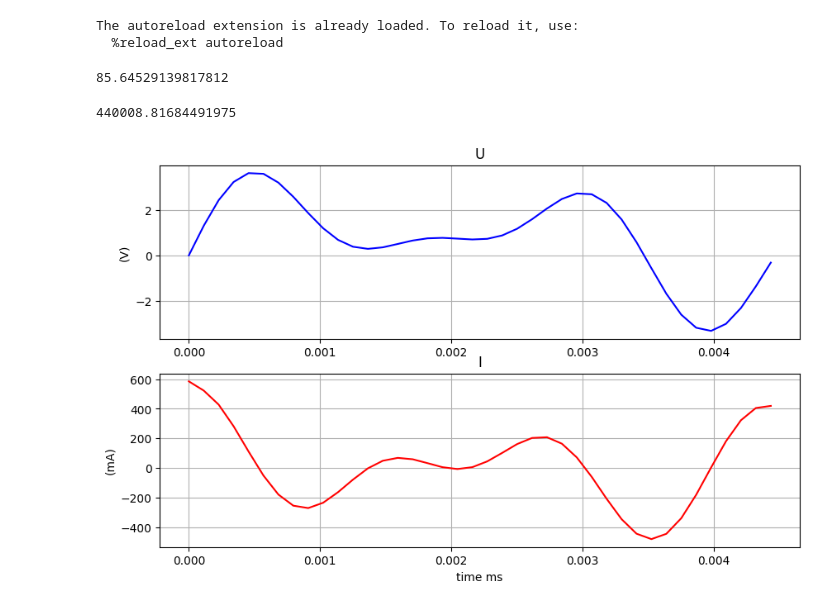
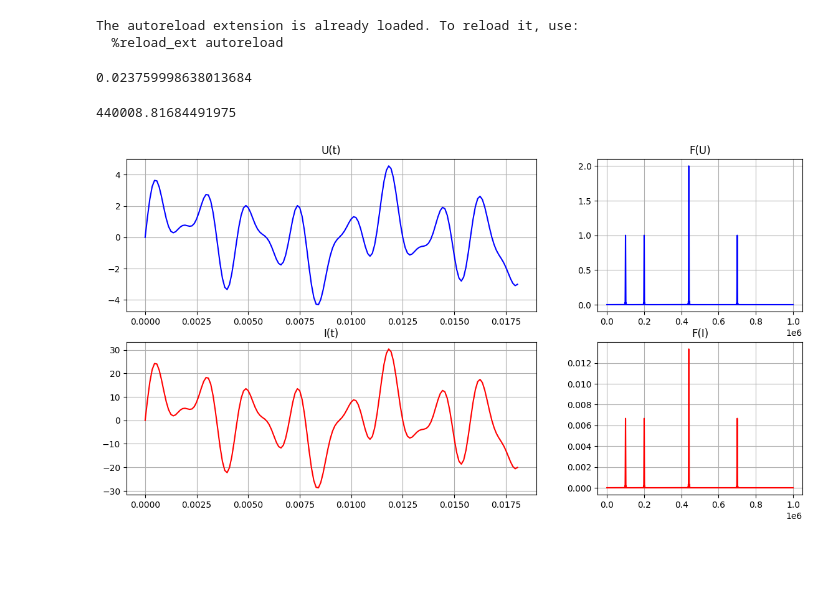
Before and after one commit to Gr-a-f/Relaxation_frequency_phase_algorithm, a Jupyter notebook: sin_sum_phantom.ipynb, the cells around one changed output. Cells and saved outputs as stored; diff of their text form; code cells hidden in the pictures; blank space fills up the shorter version.

Commit message:
feat: add real_data for checking real sine signal

```diff
--- a/sin_sum_phantom.ipynb
+++ b/sin_sum_phantom.ipynb
@@ -18,7 +18,7 @@ from view import *
 The autoreload extension is already loaded. To reload it, use:
   %reload_ext autoreload
 # %%
-def get_U(t,F,A=1):
+def get_sine(t,F,A=1):
     return A*np.sin(2 * np.pi * F * t)
 # %%
 duration = 1000e-6
@@ -32,30 +32,30 @@ F_noise_3=200e3
 
 t = np.linspace(0, duration, int(duration * fs))
 
-U = get_U(t,F_main_real,2)+get_U(t,F_noise_1)+get_U(t,F_noise_2)+get_U(t,F_noise_3)
+U = get_sine(t,F_main_real,2)+get_sine(t,F_noise_1)+get_sine(t,F_noise_2)+get_sine(t,F_noise_3)
 # %%
-R= 100
-C= 475e-10
+R= 150
+C= 1e-12
 
-phase_real=math.degrees(np.atan(2*pi*F_main_real*R*C))
+phase_real= md.get_phase_RC_real(F_main_real,R,C)
+print(phase_real)
 
-t,I= RC_transfer(t,U,R,C)
-phase_real
+t,I= md.RC_transfer(t,U,R,C)
 # %% [output]
-85.64529139817812
+0.023759998638013684
 # %%
-F,V = get_spectrum3([t,U])
+F,V = md.get_spectrum3(t,U)
 
 F_peak_calc = F[np.argmax(V)]
 T=1/F_peak_calc
 
 print(F_peak_calc)
 
-T_counts=convert_to_counts(t,T)
+T_counts=md.convert_to_counts(t,T)
 
-window=T_counts*2
+window=T_counts*8
 
-show_I_U(t,I,U,0,window)
+vw.show_I_U_2(t,I,U,0,window)
 # %% [output]
 440008.81684491975
-[figure, old version]
+[figure, new version]
```
Also changed, not shown: parts of 11 cells of this notebook, 1 other file.
